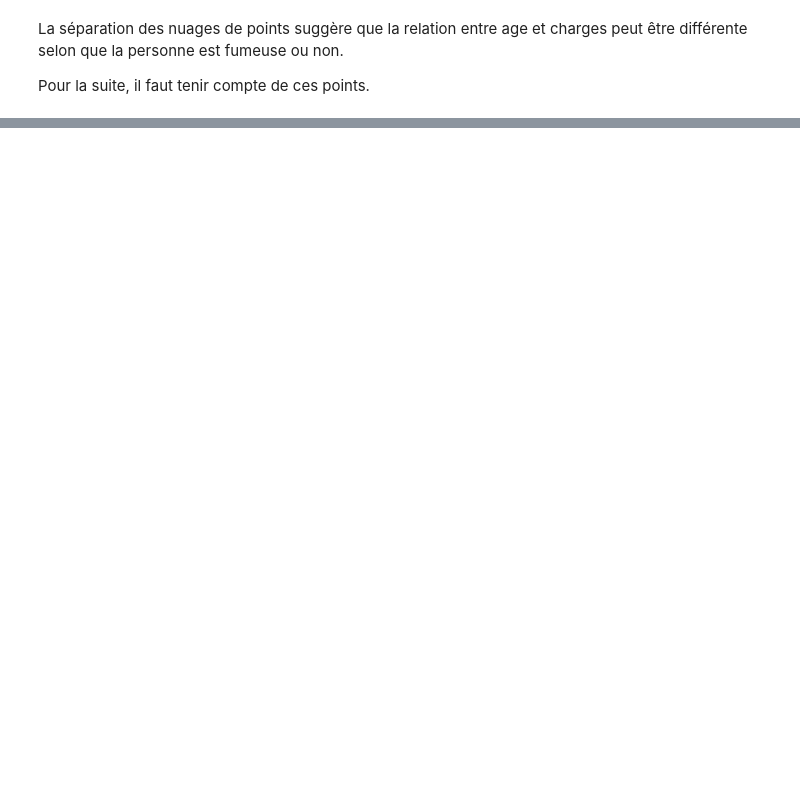
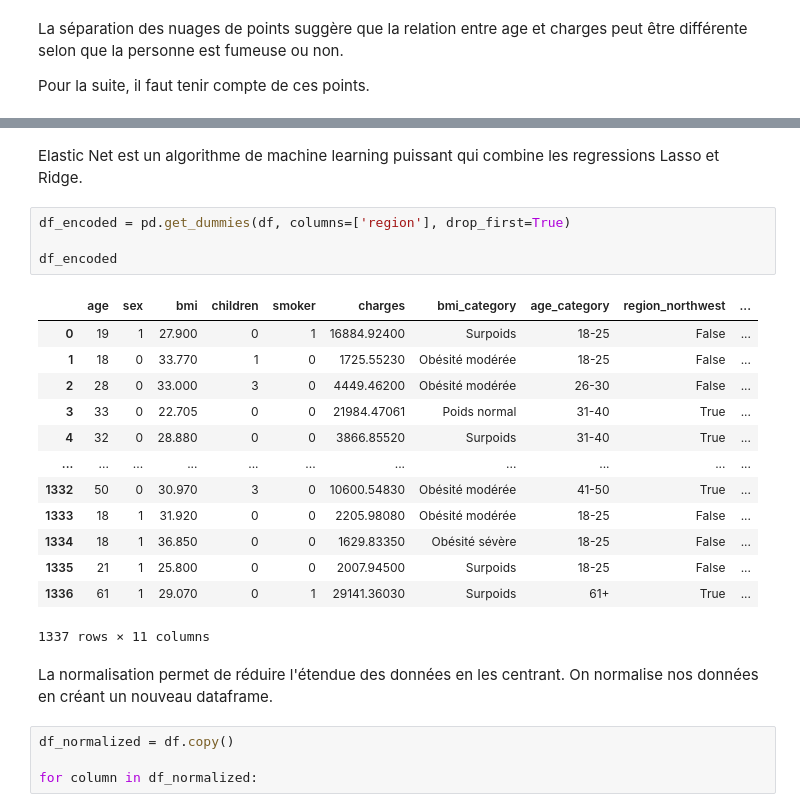
Before and after one commit to ChristianPRO1982/insurance_premium_SC, a Jupyter notebook: analyse.ipynb, the cells around one changed output, grey strips where cells are left out. Cells and saved outputs as stored; diff of their text form; blank space fills up the shorter version.

```diff
--- a/analyse.ipynb
+++ b/analyse.ipynb
@@ -217,0 +397,26 @@ plt.show()
+# %% [markdown]
+Elastic Net est un algorithme de machine learning puissant qui combine les regressions Lasso et Ridge.
+# %%
+df_encoded = pd.get_dummies(df, columns=['region'], drop_first=True)
+
+df_encoded
+# %% [output]
+|  | age | sex | bmi | children | smoker | charges | bmi_category | age_category | region_northwest | ... |
+| 0 | 19 | 1 | 27.900 | 0 | 1 | 16884.92400 | Surpoids | 18-25 | False | ... |
+| 1 | 18 | 0 | 33.770 | 1 | 0 | 1725.55230 | Obésité modérée | 18-25 | False | ... |
+| 2 | 28 | 0 | 33.000 | 3 | 0 | 4449.46200 | Obésité modérée | 26-30 | False | ... |
+| 3 | 33 | 0 | 22.705 | 0 | 0 | 21984.47061 | Poids normal | 31-40 | True | ... |
+| 4 | 32 | 0 | 28.880 | 0 | 0 | 3866.85520 | Surpoids | 31-40 | True | ... |
+| ... | ... | ... | ... | ... | ... | ... | ... | ... | ... | ... |
+| 1332 | 50 | 0 | 30.970 | 3 | 0 | 10600.54830 | Obésité modérée | 41-50 | True | ... |
+| 1333 | 18 | 1 | 31.920 | 0 | 0 | 2205.98080 | Obésité modérée | 18-25 | False | ... |
+| 1334 | 18 | 1 | 36.850 | 0 | 0 | 1629.83350 | Obésité sévère | 18-25 | False | ... |
+| 1335 | 21 | 1 | 25.800 | 0 | 0 | 2007.94500 | Surpoids | 18-25 | False | ... |
+| 1336 | 61 | 1 | 29.070 | 0 | 1 | 29141.36030 | Surpoids | 61+ | True | ... |
+1337 rows × 11 columns
+# %% [markdown]
+La normalisation permet de réduire l'étendue des données en les centrant. On normalise nos données en créant un nouveau dataframe.
+# %%
+df_normalized = df.copy()
+
+for column in df_normalized:
```
Also changed, not shown: parts of 12 cells of this notebook, 2 other files.
